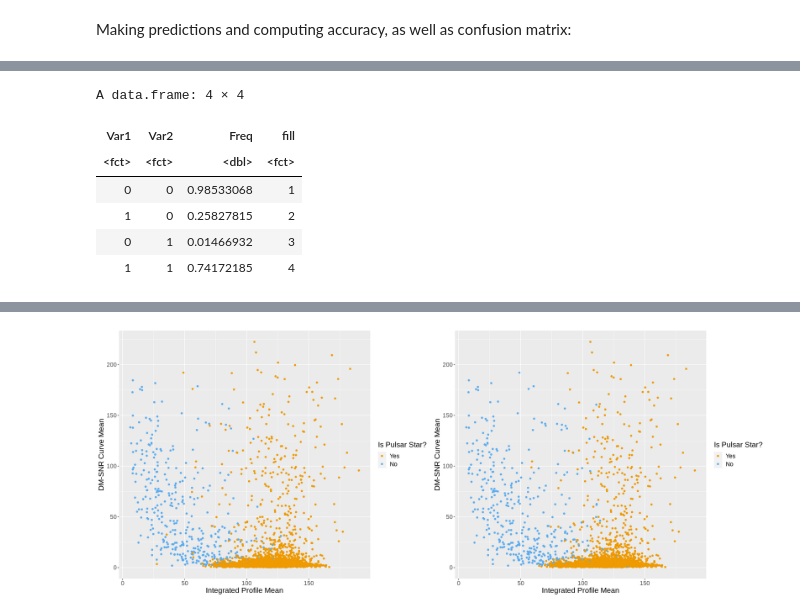
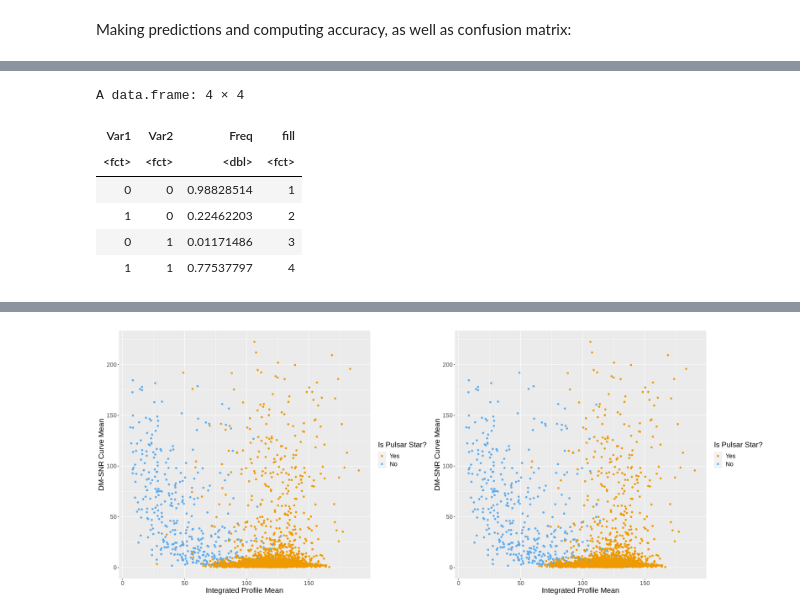
Before and after one commit to rosalieytz/dsci-100-2023w2-group10, a Jupyter notebook: report.ipynb, the cells around one changed output, grey strips where cells are left out. Cells and saved outputs as stored; diff of their text form; code cells hidden in the pictures.

```diff
--- a/report.ipynb
+++ b/report.ipynb
@@ -385,15 +385,16 @@ predictions <- star_predictions|>
 # %%
 for_show <- as.data.frame(table(predictions$.pred_class, predictions$is_pulsar_star)/
                        rowSums(table(predictions$.pred_class, predictions$is_pulsar_star)))
+for_show$Var1 <- factor(for_show$Var1, rev(levels(for_show$Var2)))
 fill <- tibble(fill = as_factor(seq(from=1,to=4,by=1)))
 
 for_show  <- bind_cols(for_show,fill)
 for_show
 # %% [output]
 A data.frame: 4 × 4
 | Var1 | Var2 | Freq | fill |
 | <fct> | <fct> | <dbl> | <fct> |
-| 0 | 0 | 0.98533068 | 1 |
-| 1 | 0 | 0.25827815 | 2 |
-| 0 | 1 | 0.01466932 | 3 |
-| 1 | 1 | 0.74172185 | 4 |
+| 0 | 0 | 0.98828514 | 1 |
+| 1 | 0 | 0.22462203 | 2 |
+| 0 | 1 | 0.01171486 | 3 |
+| 1 | 1 | 0.77537797 | 4 |
```
Also changed, not shown: parts of 8 cells of this notebook.
